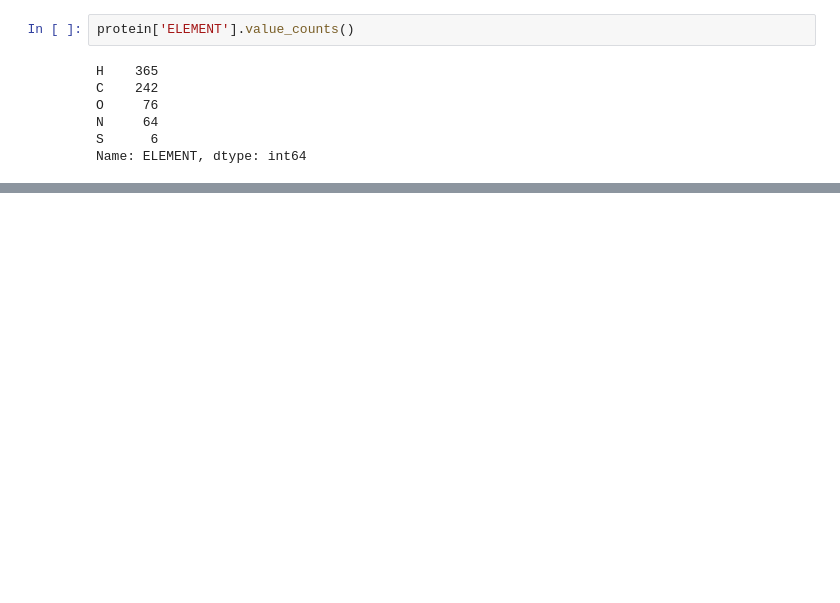
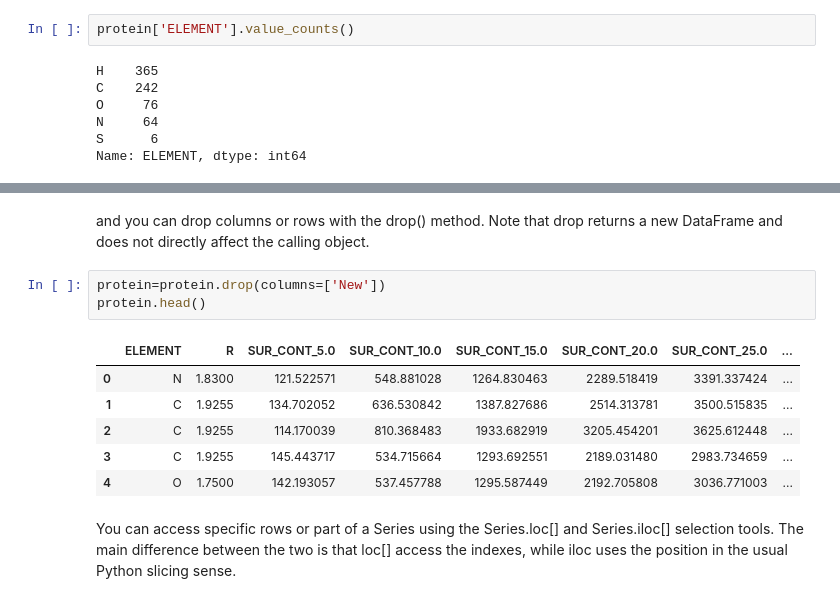
Before and after one commit to UNT-PHYS-3510-template/Data_and_Descriptors, a Jupyter notebook: data_analysis.ipynb, the cells around one changed output, grey strips where cells are left out. Cells and saved outputs as stored; diff of their text form; blank space fills up the shorter version.

```diff
--- a/data_analysis.ipynb
+++ b/data_analysis.ipynb
@@ -35,0 +86,14 @@ Name: ELEMENT, dtype: int64
+# %% [markdown]
+and you can drop columns or rows with the drop() method. Note that drop returns a new DataFrame and does not directly affect the calling object.
+# %%
+protein=protein.drop(columns=['New'])
+protein.head()
+# %% [output]
+|  | ELEMENT | R | SUR_CONT_5.0 | SUR_CONT_10.0 | SUR_CONT_15.0 | SUR_CONT_20.0 | SUR_CONT_25.0 | ... |
+| 0 | N | 1.8300 | 121.522571 | 548.881028 | 1264.830463 | 2289.518419 | 3391.337424 | ... |
+| 1 | C | 1.9255 | 134.702052 | 636.530842 | 1387.827686 | 2514.313781 | 3500.515835 | ... |
+| 2 | C | 1.9255 | 114.170039 | 810.368483 | 1933.682919 | 3205.454201 | 3625.612448 | ... |
+| 3 | C | 1.9255 | 145.443717 | 534.715664 | 1293.692551 | 2189.031480 | 2983.734659 | ... |
+| 4 | O | 1.7500 | 142.193057 | 537.457788 | 1295.587449 | 2192.705808 | 3036.771003 | ... |
+# %% [markdown]
+You can access specific rows or part of a Series using the Series.loc[] and Series.iloc[] selection tools. The main difference between the two is that loc[] access the indexes, while iloc uses the position in the usual Python slicing sense.
```
Also changed, not shown: parts of 23 cells of this notebook, 2 other files.
